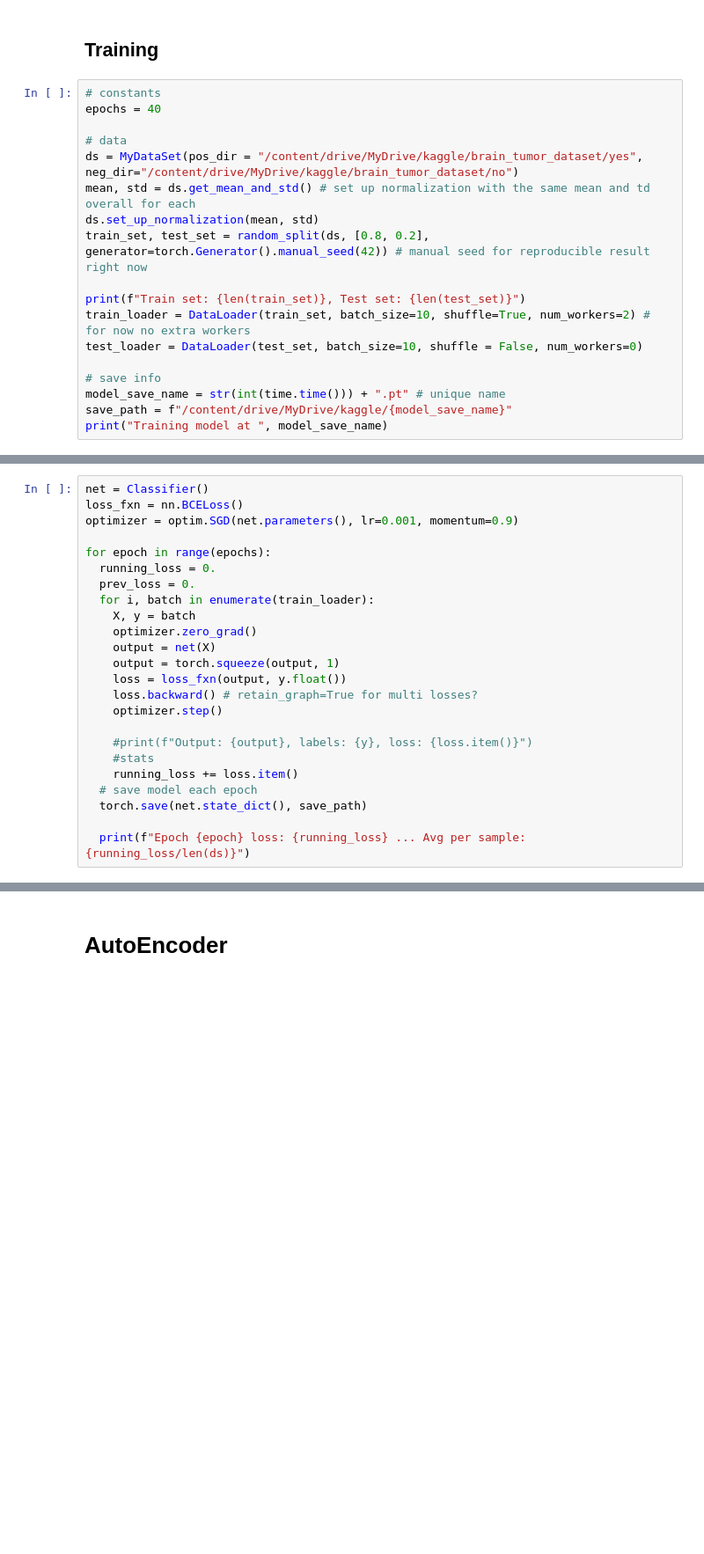
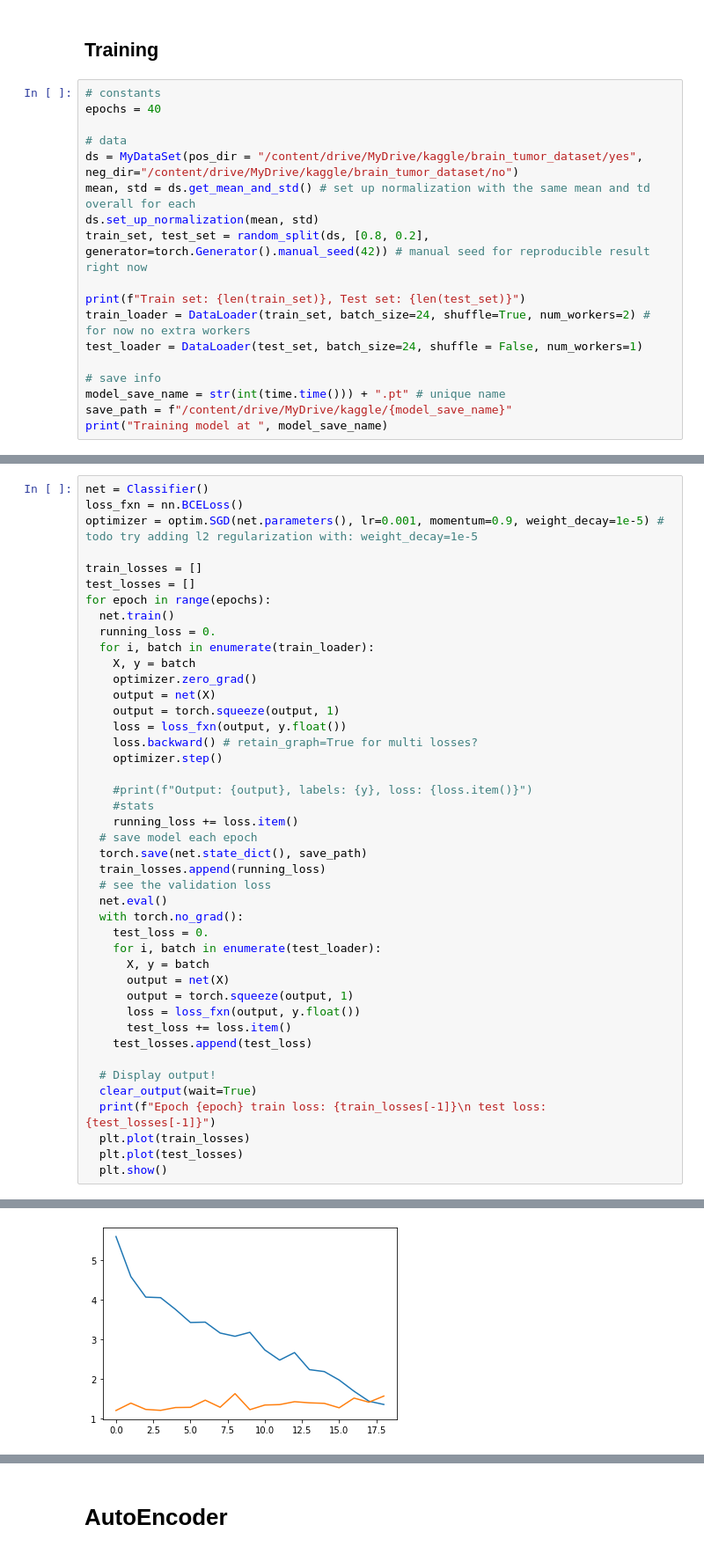
Before and after one commit to rhausman/brain_tumor_analysis, a Jupyter notebook: Tumor_Analysis.ipynb, the cells around one changed output, grey strips where cells are left out. Shown at 88% size. Drawn from its saved outputs; the diff is of its cells as text; blank space fills up the shorter version.

```diff
--- a/Tumor_Analysis.ipynb
+++ b/Tumor_Analysis.ipynb
@@ -232,8 +243,8 @@ ds.set_up_normalization(mean, std)
 train_set, test_set = random_split(ds, [0.8, 0.2], generator=torch.Generator().manual_seed(42)) # manual seed for reproducible result right now
 
 print(f"Train set: {len(train_set)}, Test set: {len(test_set)}")
-train_loader = DataLoader(train_set, batch_size=10, shuffle=True, num_workers=2) # for now no extra workers
-test_loader = DataLoader(test_set, batch_size=10, shuffle = False, num_workers=0)
+train_loader = DataLoader(train_set, batch_size=24, shuffle=True, num_workers=2) # for now no extra workers
+test_loader = DataLoader(test_set, batch_size=24, shuffle = False, num_workers=1)
 
 # save info
 model_save_name = str(int(time.time())) + ".pt" # unique name
@@ -245,11 +257,13 @@ Train set: 203, Test set: 50
 # %%
 net = Classifier()
 loss_fxn = nn.BCELoss()
-optimizer = optim.SGD(net.parameters(), lr=0.001, momentum=0.9)
+optimizer = optim.SGD(net.parameters(), lr=0.001, momentum=0.9, weight_decay=1e-5) # todo try adding l2 regularization with: weight_decay=1e-5
 
+train_losses = []
+test_losses = []
 for epoch in range(epochs):
+  net.train()
   running_loss = 0.
-  prev_loss = 0.
   for i, batch in enumerate(train_loader):
     X, y = batch
     optimizer.zero_grad()
@@ -264,6 +278,23 @@ for epoch in range(epochs):
     running_loss += loss.item()
   # save model each epoch
   torch.save(net.state_dict(), save_path)
+  train_losses.append(running_loss)
+  # see the validation loss
+  net.eval()
+  with torch.no_grad():
+    test_loss = 0.
+    for i, batch in enumerate(test_loader):
+      X, y = batch
+      output = net(X)
+      output = torch.squeeze(output, 1)
+      loss = loss_fxn(output, y.float())
+      test_loss += loss.item()
+    test_losses.append(test_loss)
 
-  print(f"Epoch {epoch} loss: {running_loss} ... Avg per sample: {running_loss/len(ds)}")
+  # Display output!
+  clear_output(wait=True)
+  print(f"Epoch {epoch} train loss: {train_losses[-1]}\n test loss: {test_losses[-1]}")
+  plt.plot(train_losses)
+  plt.plot(test_losses)
+  plt.show()
 # %% [output]
@@ -270,0 +303 @@ NameError: ignored
+[figure, added]
```
Also changed, not shown: parts of 11 cells of this notebook.
